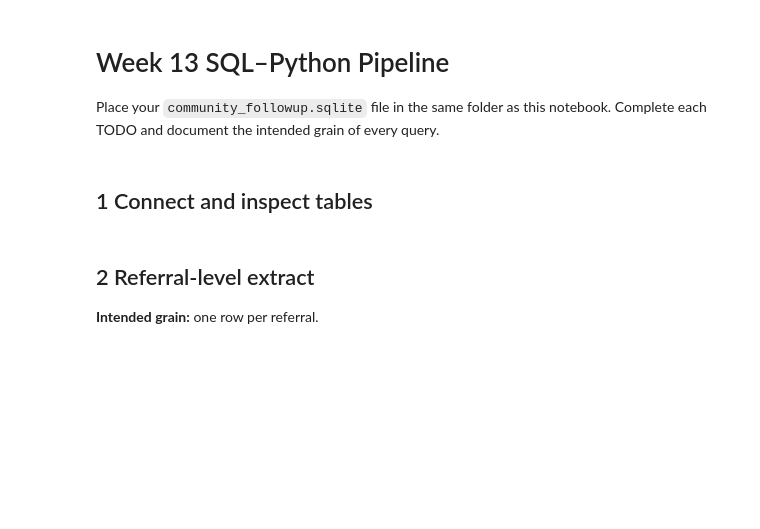
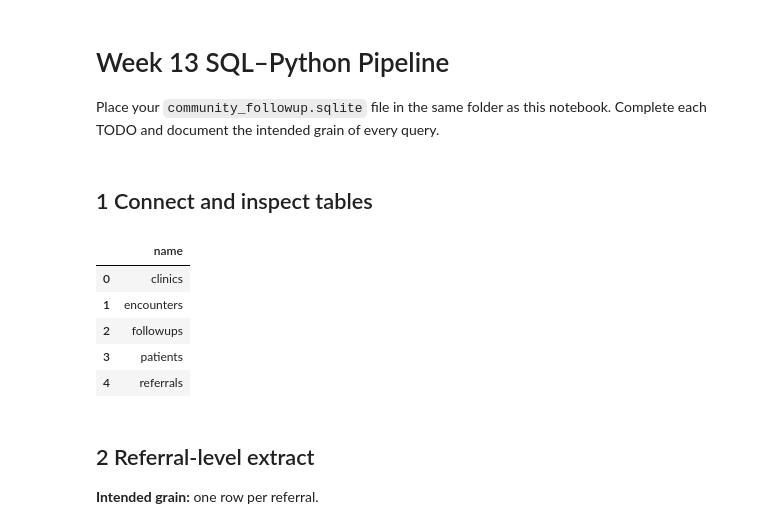
Before and after one commit to Kris1776/N6429_CreateSQLPythonDataPipeline, a Jupyter notebook: Week13_Pipeline_Starter.ipynb, the cells around one changed output. Saved outputs shown, nothing was run; the diff lists cells and outputs as text; code cells hidden in the pictures; blank space fills up the shorter version.

```diff
--- a/Week13_Pipeline_Starter.ipynb
+++ b/Week13_Pipeline_Starter.ipynb
@@ -3,19 +3,47 @@
 
 Place your `community_followup.sqlite` file in the same folder as this notebook. Complete each TODO and document the intended grain of every query.
 # %%
-from pathlib import Path
+"""from pathlib import Path
 import sqlite3
 import pandas as pd
 import matplotlib.pyplot as plt
 
 DB_PATH = Path("community_followup.sqlite")
 assert DB_PATH.exists(), f"Database not found: {DB_PATH.resolve()}"
+"""
+from pathlib import Path
+import sqlite3
+import pandas as pd
+from PIL import Image, ImageDraw, ImageFont
+
+DB_PATH = Path("community_followup.sqlite")
+assert DB_PATH.is_file(), f"Upload the database to the notebook's working directory: {DB_PATH.resolve()}"
 # %% [markdown]
 ## 1 Connect and inspect tables
-# %%
-connection = sqlite3.connect(DB_PATH)
-connection.execute("PRAGMA foreign_keys = ON")
-# TODO: query sqlite_schema and confirm the five expected tables exist
+# %%
+"""connection = sqlite3.connect(DB_PATH)
+connection.execute("PRAGMA foreign_keys = ON")
+# TODO: query sqlite_schema and confirm the five expected tables exist
+"""
+
+connection = sqlite3.connect(DB_PATH.resolve().as_uri() + "?mode=ro", uri=True)
+connection.execute("PRAGMA foreign_keys = ON")
+
+# Grain: one row per user-created SQLite table.
+tables = pd.read_sql_query(
+    "SELECT name FROM sqlite_schema WHERE type = 'table' AND name NOT LIKE 'sqlite_%' ORDER BY name",
+    connection,
+)
+expected_tables = {"clinics", "patients", "encounters", "referrals", "followups"}
+assert expected_tables <= set(tables["name"]), "An expected table is missing."
+display(tables)
+# %% [output]
+|  | name |
+| 0 | clinics |
+| 1 | encounters |
+| 2 | followups |
+| 3 | patients |
+| 4 | referrals |
 # %% [markdown]
 ## 2 Referral-level extract
 
```
Also changed, not shown: parts of 12 cells of this notebook, 1 other file.
